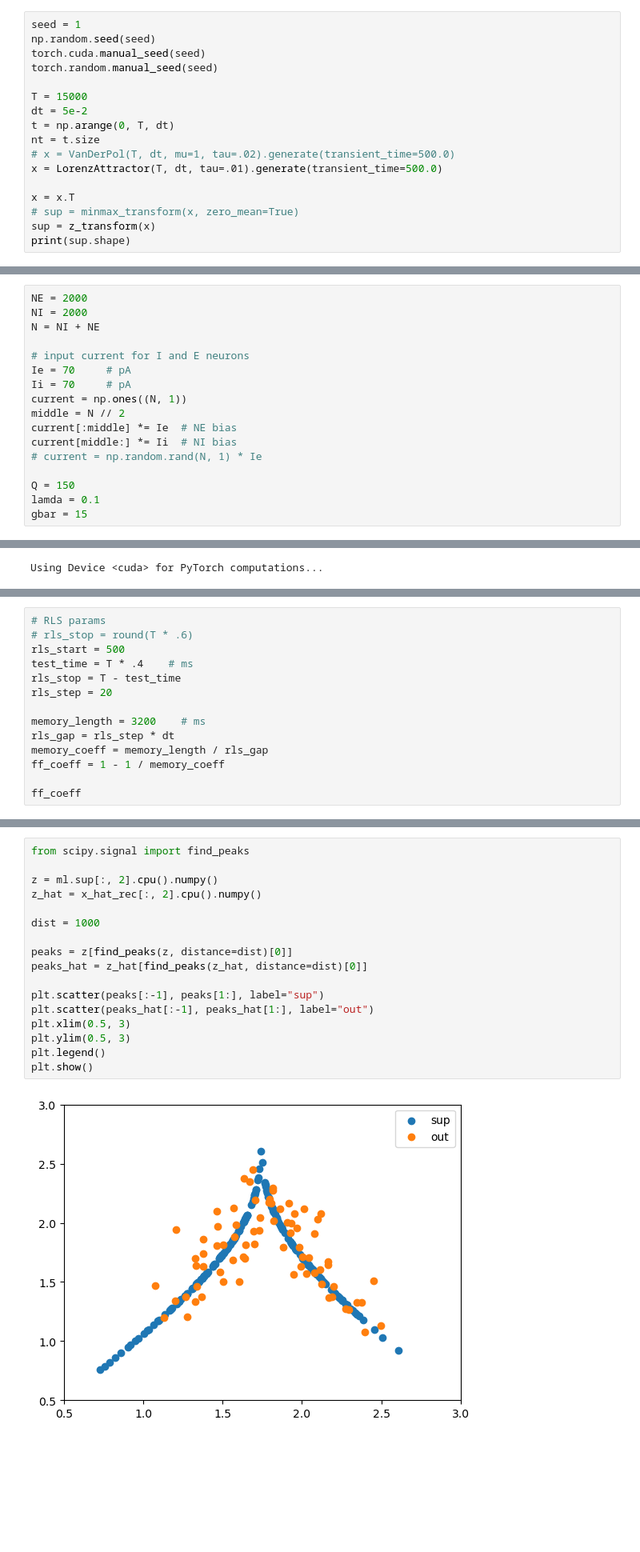
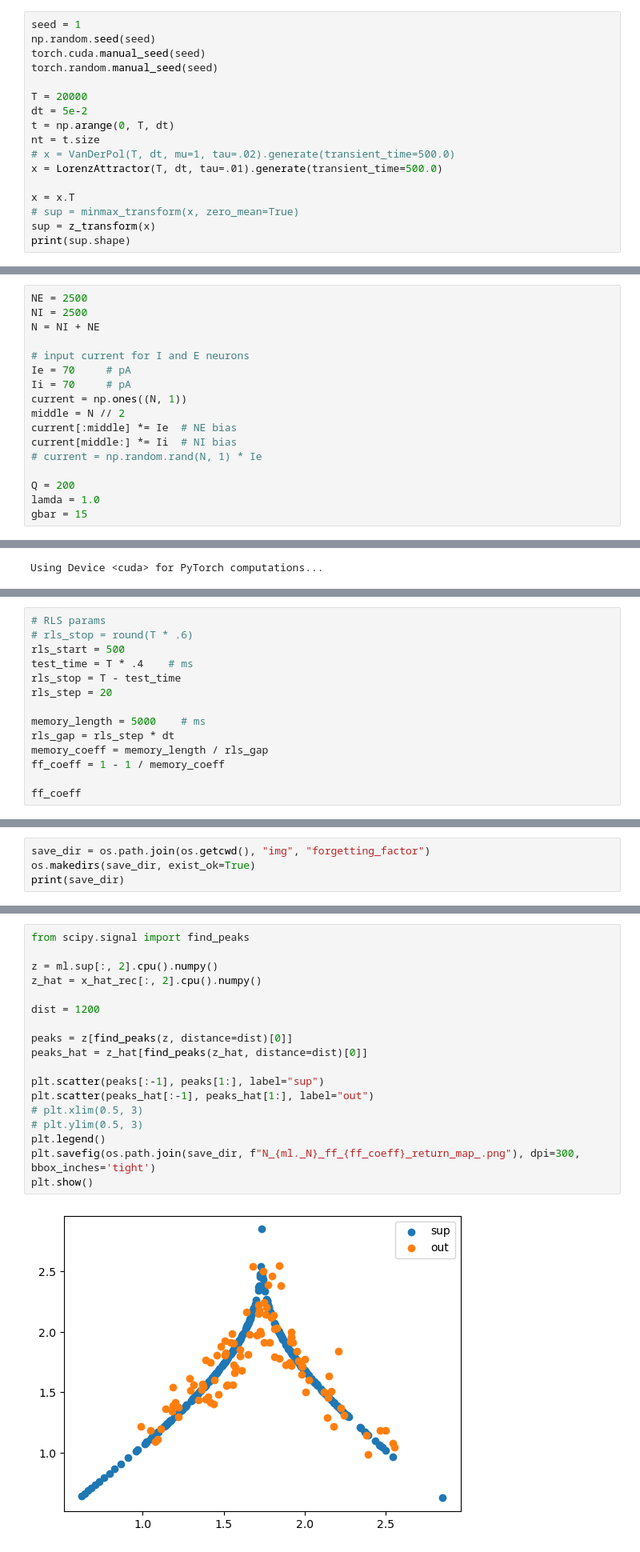
Before and after one commit to themahani/ml_force_research, a Jupyter notebook: morris_lecar/test_force copy.ipynb, the cells around one changed output, grey strips where cells are left out. Shown at 80% size. Drawn from its saved outputs; the diff is of its cells as text; blank space fills up the shorter version.

```diff
--- a/morris_lecar/test_force copy.ipynb
+++ b/morris_lecar/test_force copy.ipynb
@@ -25,7 +25,7 @@ np.random.seed(seed)
 torch.cuda.manual_seed(seed)
 torch.random.manual_seed(seed)
 
-T = 15000
+T = 20000
 dt = 5e-2
 t = np.arange(0, T, dt)
 nt = t.size
@@ -46,8 +46,8 @@ plt.show()
 # %% [markdown]
 # ML Conductance-based Model
 # %%
-NE = 2000
-NI = 2000
+NE = 2500
+NI = 2500
 N = NI + NE
 
 # input current for I and E neurons
@@ -59,8 +59,8 @@ current[:middle] *= Ie  # NE bias
 current[middle:] *= Ii  # NI bias
 # current = np.random.rand(N, 1) * Ie
 
-Q = 150
-lamda = 0.1
+Q = 200
+lamda = 1.0
 gbar = 15
 # %%
 device = torch.device("cuda" if torch.cuda.is_available() else 'cpu')
@@ -94,7 +94,7 @@ test_time = T * .4    # ms
 rls_stop = T - test_time
 rls_step = 20
 
-memory_length = 3200    # ms
+memory_length = 5000    # ms
 rls_gap = rls_step * dt
 memory_coeff = memory_length / rls_gap
 ff_coeff = 1 - 1 / memory_coeff
@@ -191,0 +192,4 @@ ml.dec.abs().max().item()
+# %%
+save_dir = os.path.join(os.getcwd(), "img", "forgetting_factor")
+os.makedirs(save_dir, exist_ok=True)
+print(save_dir)
@@ -215,19 +221,20 @@ plt.show()
 # %%
 from scipy.signal import find_peaks
 
 z = ml.sup[:, 2].cpu().numpy()
 z_hat = x_hat_rec[:, 2].cpu().numpy()
 
-dist = 1000
+dist = 1200
 
 peaks = z[find_peaks(z, distance=dist)[0]]
 peaks_hat = z_hat[find_peaks(z_hat, distance=dist)[0]]
 
 plt.scatter(peaks[:-1], peaks[1:], label="sup")
 plt.scatter(peaks_hat[:-1], peaks_hat[1:], label="out")
-plt.xlim(0.5, 3)
-plt.ylim(0.5, 3)
+# plt.xlim(0.5, 3)
+# plt.ylim(0.5, 3)
 plt.legend()
+plt.savefig(os.path.join(save_dir, f"N_{ml._N}_ff_{ff_coeff}_return_map_.png"), dpi=300, bbox_inches='tight')
 plt.show()
 # %% [output]
-[figure, old version]
+[figure, new version]
```
Also changed, not shown: parts of 14 cells of this notebook, 2 other files.
